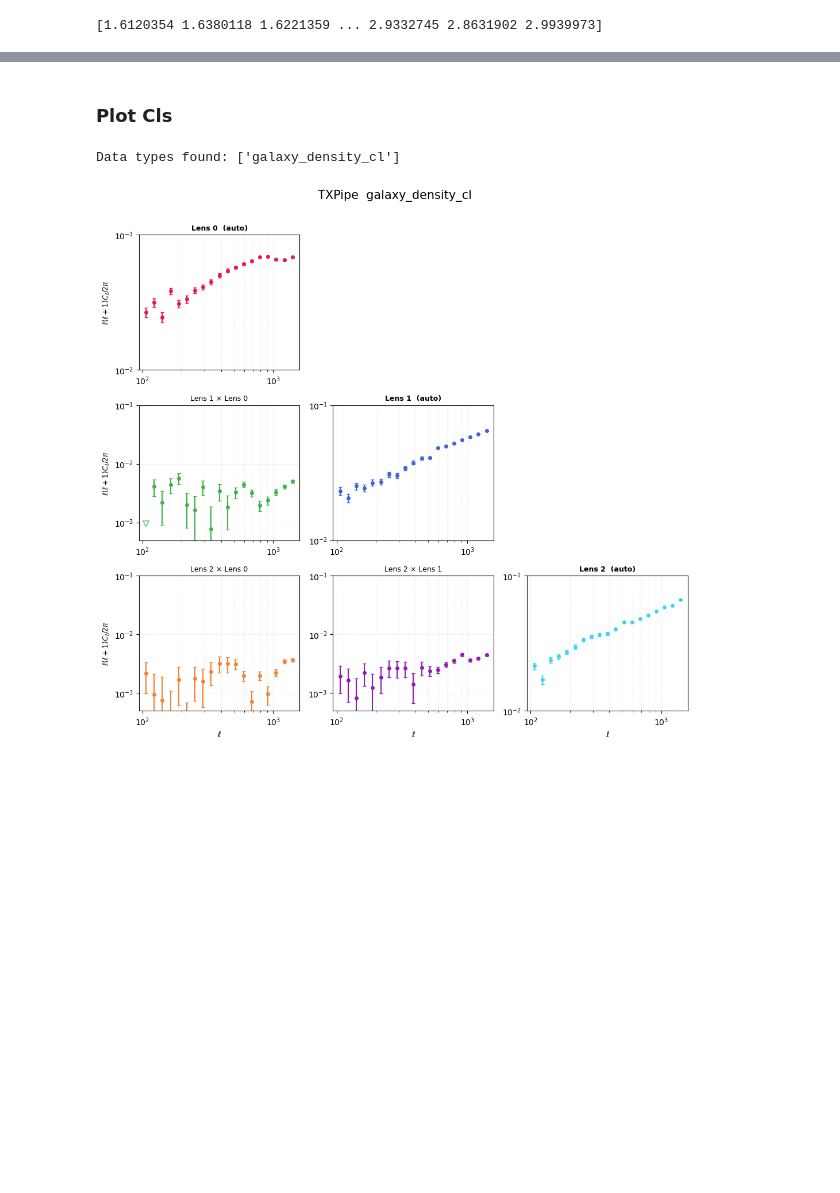
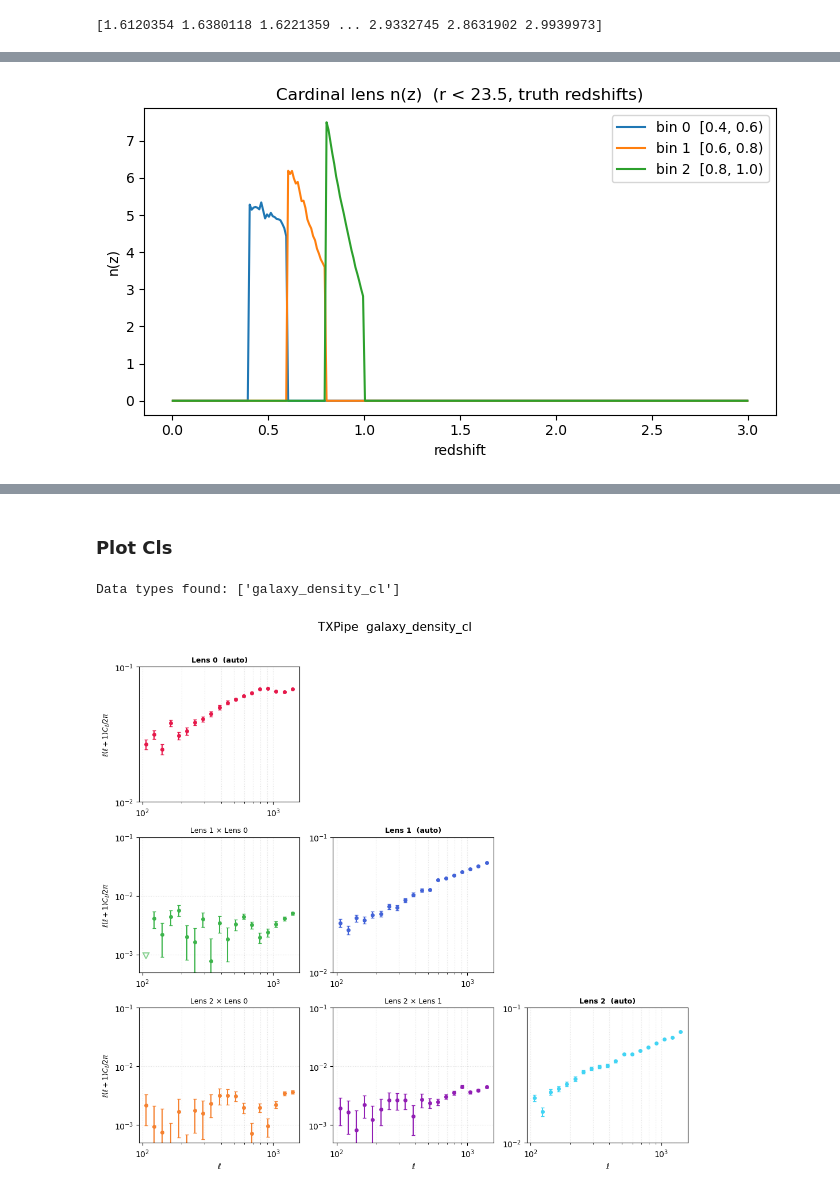
Before and after one commit to LSSTDESC/TXPipe, a Jupyter notebook: txpipe_util.ipynb, the cells around one changed output, grey strips where cells are left out. Saved outputs shown, nothing was run; the diff lists cells and outputs as text; code cells hidden in the pictures; blank space fills up the shorter version.

```diff
--- a/txpipe_util.ipynb
+++ b/txpipe_util.ipynb
@@ -461,0 +502,11 @@ Written 3 tomographic bins + 1 2D bin to: data/outputs/lens_photoz_stack.hdf5
+# %%
+tomo_edges = np.array([0.4, 0.6, 0.8, 1.0])
+
+inds  = np.digitize(cardinal_redshift_array, tomo_edges) - 1
+valid = (inds >= 0) & (inds < len(tomo_edges) - 1)
+
+z_card   = cardinal_redshift_array[valid]
+inds_card = inds[valid]
+print(f"Galaxies in tomographic range [0.4, 1.0): {valid.sum():,}")
+for b in range(len(tomo_edges) - 1):
+    print(f"  bin {b} [{tomo_edges[b]:.1f}, {tomo_edges[b+1]:.1f}): {(inds_card==b).sum():,}")
@@ -461,0 +518,2 @@ Written 3 tomographic bins + 1 2D bin to: data/outputs/lens_photoz_stack.hdf5
+# %%
+z_edges_card, nz_card = compute_nz(z_card, inds_card)
@@ -461,0 +528,14 @@ Written 3 tomographic bins + 1 2D bin to: data/outputs/lens_photoz_stack.hdf5
+# %%
+z_mid_card = 0.5 * (z_edges_card[:-1] + z_edges_card[1:])
+
+fig, ax = plt.subplots(figsize=(7, 4))
+for i, n in enumerate(nz_card):
+    ax.plot(z_mid_card, n, label=f"bin {i}  [{tomo_edges[i]:.1f}, {tomo_edges[i+1]:.1f})")
+ax.set_xlabel("redshift")
+ax.set_ylabel("n(z)")
+ax.set_title("Cardinal lens n(z)  (r < 23.5, truth redshifts)")
+ax.legend()
+plt.tight_layout()
+plt.show()
+# %% [output]
+[figure, added]
```
Also changed, not shown: parts of 12 cells of this notebook, 10 other files.
